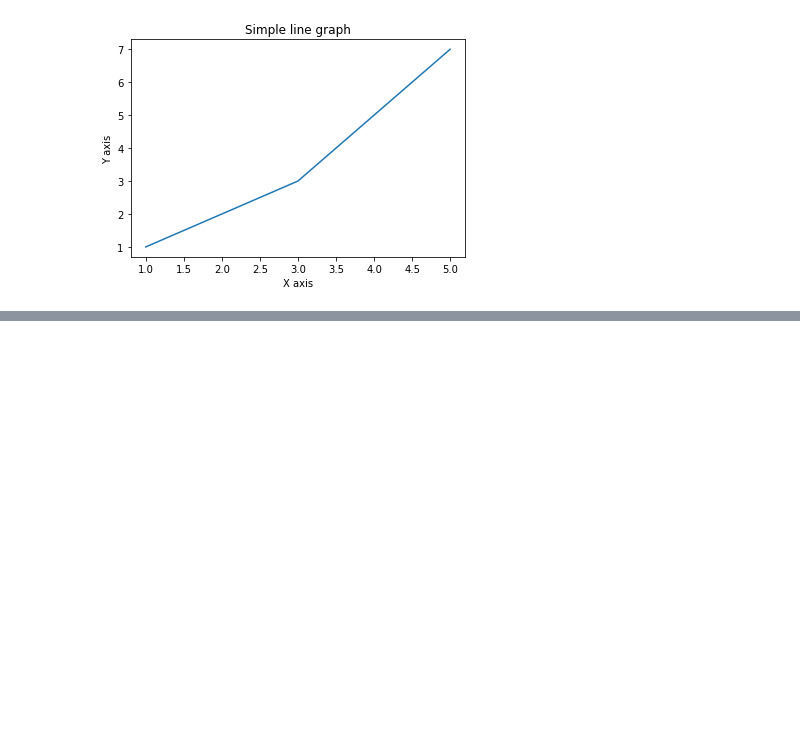
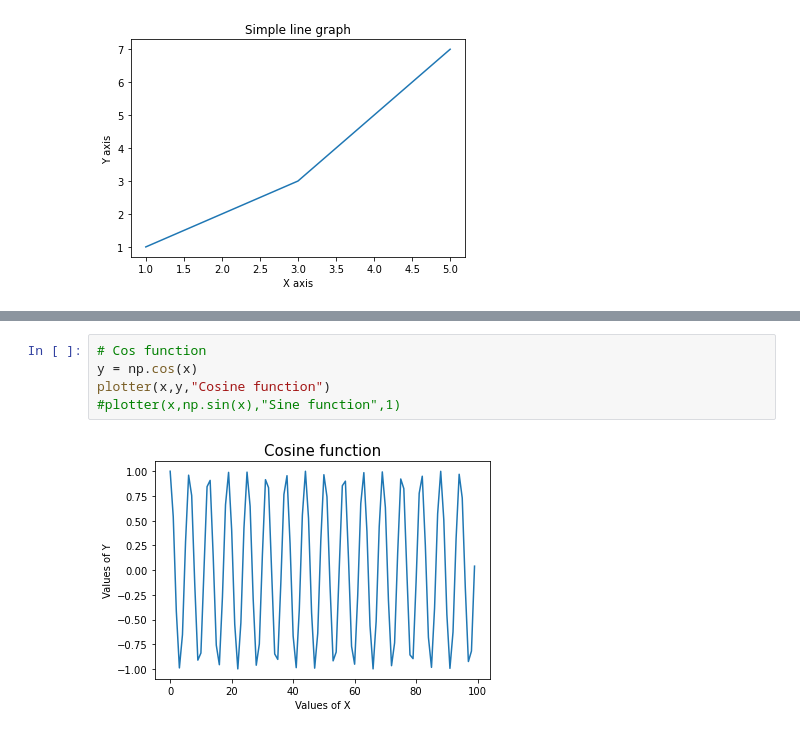
Before and after one commit to sreeh4ri/ictk_projects, a Jupyter notebook: notebooks/ex-matplotlib-basics.ipynb, the cells around one changed output, grey strips where cells are left out. Drawn from its saved outputs; the diff is of its cells as text; blank space fills up the shorter version.

```diff
--- a/notebooks/ex-matplotlib-basics.ipynb
+++ b/notebooks/ex-matplotlib-basics.ipynb
@@ -16,0 +31,7 @@ Text(0, 0.5, 'Y axis')
+# %%
+# Cos function
+y = np.cos(x)
+plotter(x,y,"Cosine function")
+#plotter(x,np.sin(x),"Sine function",1)
+# %% [output]
+[figure, added]
```
Also changed, not shown: parts of 21 cells of this notebook.
